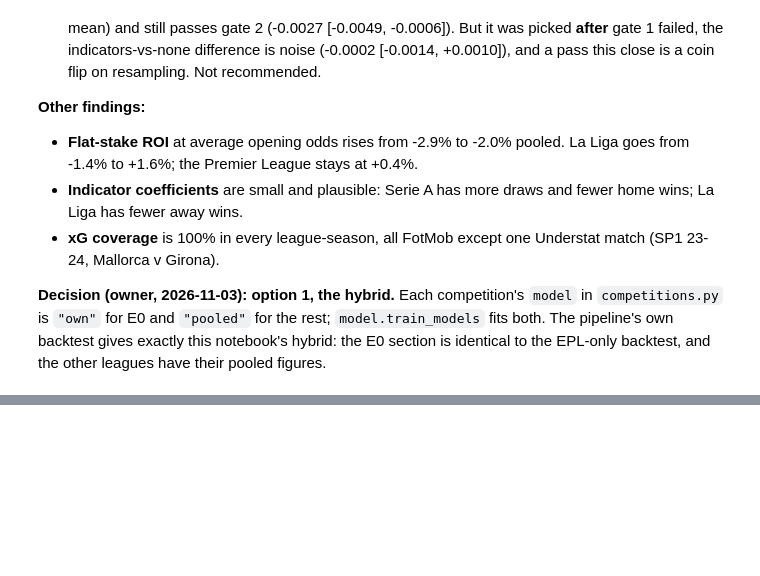
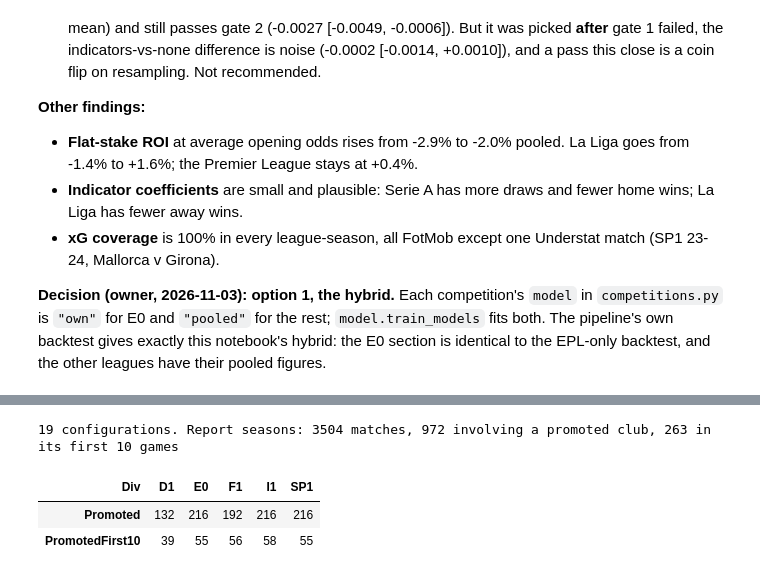
Before and after one commit to hphillips9/football-analysis, a Jupyter notebook: notebooks/20_multileague_pipeline.ipynb, the cells around one changed output, grey strips where cells are left out. Saved outputs shown, nothing was run; the diff lists cells and outputs as text; code cells hidden in the pictures; blank space fills up the shorter version.

```diff
--- a/notebooks/20_multileague_pipeline.ipynb
+++ b/notebooks/20_multileague_pipeline.ipynb
@@ -418,0 +442,66 @@ backtest, and the other leagues have their pooled figures.
+# %%
+from elo import LEAGUE_BASE_ELO
+from model import walk_forward_models
+
+P_GRID = [100, 150, 200]
+TUNE, REPORT = ["22-23", "23-24"], ["24-25", "25-26"]
+ALL_TEST = TUNE + REPORT
+
+
+def promoted_flags(frame):
+    """Per match: does it involve a promoted club, and in that club's first 10 games?"""
+
+    seasons = sorted(frame["Season"].unique())
+    previous = dict(zip(seasons[1:], seasons[:-1]))
+    played = {
+        (div, season): set(group["HomeTeam"]) | set(group["AwayTeam"])
+        for (div, season), group in frame.groupby(["Div", "Season"])
+    }
+
+    def promoted(div, season, team):
+        return season in previous and team not in played.get((div, previous[season]), set())
+
+    games = {}  # (div, season, team) -> games so far
+    any_promoted, first10 = [], []
+
+    for _, m in frame.iterrows():
+        hit, early = False, False
+        for team in (m["HomeTeam"], m["AwayTeam"]):
+            key = (m["Div"], m["Season"], team)
+            games[key] = games.get(key, 0) + 1
+            if promoted(*key):
+                hit = True
+                early = early or games[key] <= 10
+        any_promoted.append(hit)
+        first10.append(early)
+
+    return pd.Series(any_promoted, index=frame.index), pd.Series(first10, index=frame.index)
+
+
+matches["Promoted"], matches["PromotedFirst10"] = promoted_flags(matches)
+
+
+def run(promoted_elo):
+    """Walk-forward probabilities with Elo rebuilt for ``promoted_elo``."""
+
+    frame = matches.copy()
+    build_elo_feature(frame, promoted_elo=promoted_elo)
+    return walk_forward_models(frame, ALL_TEST)
+
+
+configs = {"None": None}
+configs.update({f"P={p} all": LEAGUE_BASE_ELO - p for p in P_GRID})
+configs.update({f"P={p} {div}": {div: LEAGUE_BASE_ELO - p} for div in DIVS for p in P_GRID})
+
+runs = {name: run(value) for name, value in configs.items()}
+
+promoted_test = matches.loc[matches["Season"].isin(REPORT)]
+print(f"{len(runs)} configurations. Report seasons: {len(promoted_test)} matches, "
+      f"{promoted_test['Promoted'].sum()} involving a promoted club, "
+      f"{promoted_test['PromotedFirst10'].sum()} in its first 10 games")
+promoted_test.groupby("Div")[["Promoted", "PromotedFirst10"]].sum().T
+# %% [output]
+19 configurations. Report seasons: 3504 matches, 972 involving a promoted club, 263 in its first 10 games
+| Div | D1 | E0 | F1 | I1 | SP1 |
+| Promoted | 132 | 216 | 192 | 216 | 216 |
+| PromotedFirst10 | 39 | 55 | 56 | 58 | 55 |
```
Also changed, not shown: parts of 8 cells of this notebook, 3 other files.
